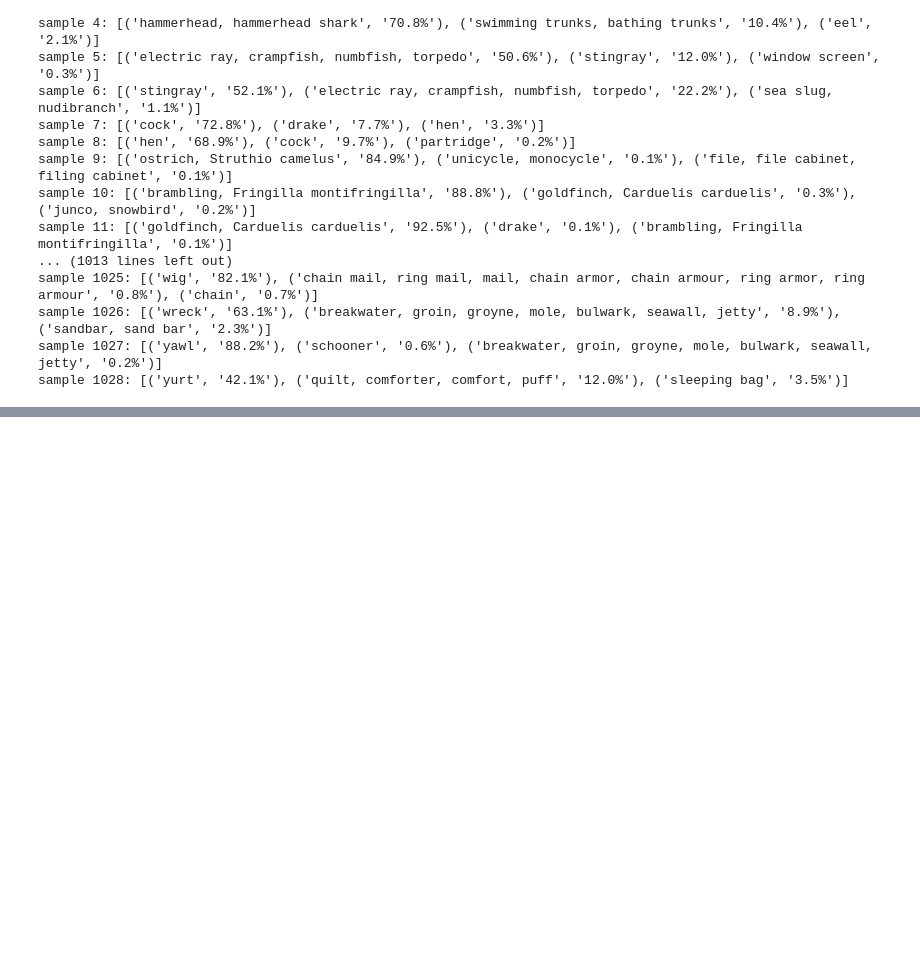
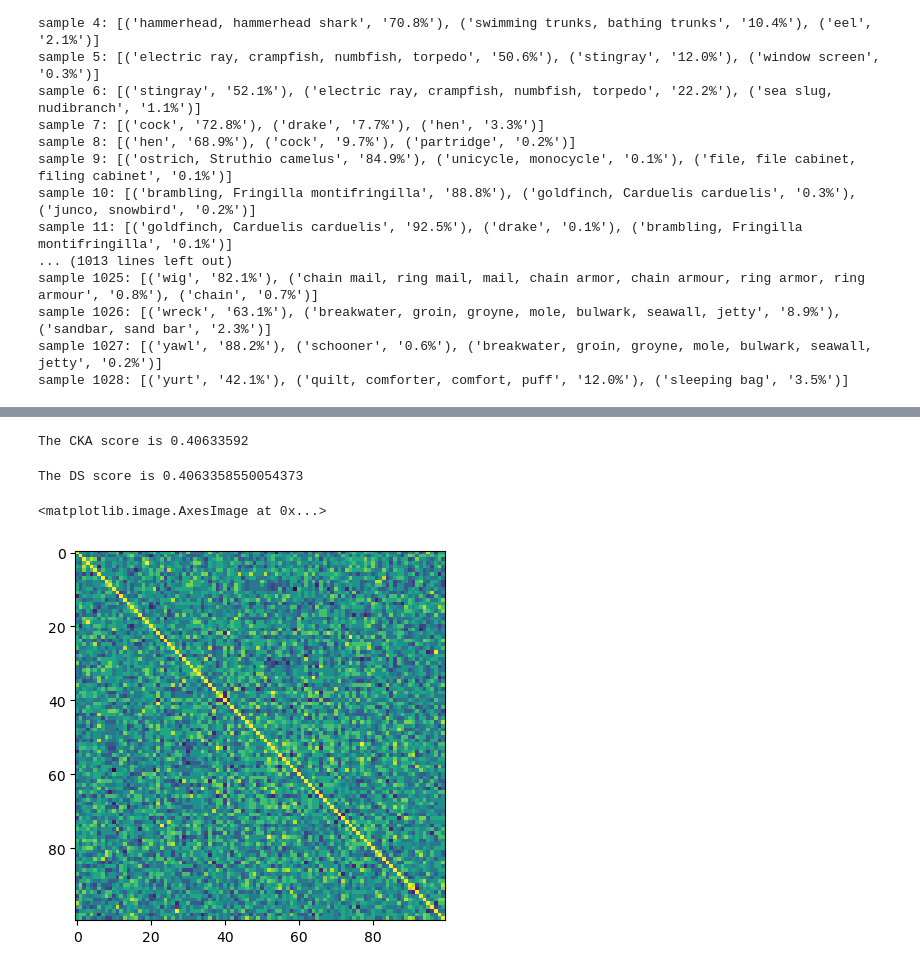
Before and after one commit to SarahHarvey/decoding-similarity, a Jupyter notebook: compare-networks-decoding-similarity.ipynb, the cells around one changed output, grey strips where cells are left out. Drawn from its saved outputs; the diff is of its cells as text; code cells hidden in the pictures; blank space fills up the shorter version.

```diff
--- a/compare-networks-decoding-similarity.ipynb
+++ b/compare-networks-decoding-similarity.ipynb
@@ -204,0 +195,19 @@ ckascore = metrics.LinearCKA(center_columns=True)
+# %%
+cka = metrics.LinearCKA(center_columns=True)
+CKAscore = cka.score(x1.numpy(),y1.numpy())
+print('The CKA score is ' + str(CKAscore))
+# %% [output]
+The CKA score is 0.40633592
+# %%
+# Compute the normalized ADS score for a particular task covariance matrix, Cz
+
+ds = metrics.LinearDecodingSimilarity(center_columns=True)
+
+Cz = np.identity(1029)
+a = 0
+b = 1
+
+DSscore = ds.score(x1.numpy(),y1.numpy(),Cz, a, b)
+print('The DS score is ' + str(DSscore))
+# %% [output]
+The DS score is 0.4063358550054373
@@ -204,0 +229,7 @@ ckascore = metrics.LinearCKA(center_columns=True)
+# %%
+Cz = dsutils.random_partitions_cov_matrix(100, 10)
+# %%
+plt.imshow(Cz)
+# %% [output]
+<matplotlib.image.AxesImage at 0x...>
+[figure, added]
```
Also changed, not shown: parts of 7 cells of this notebook, 2 other files.
